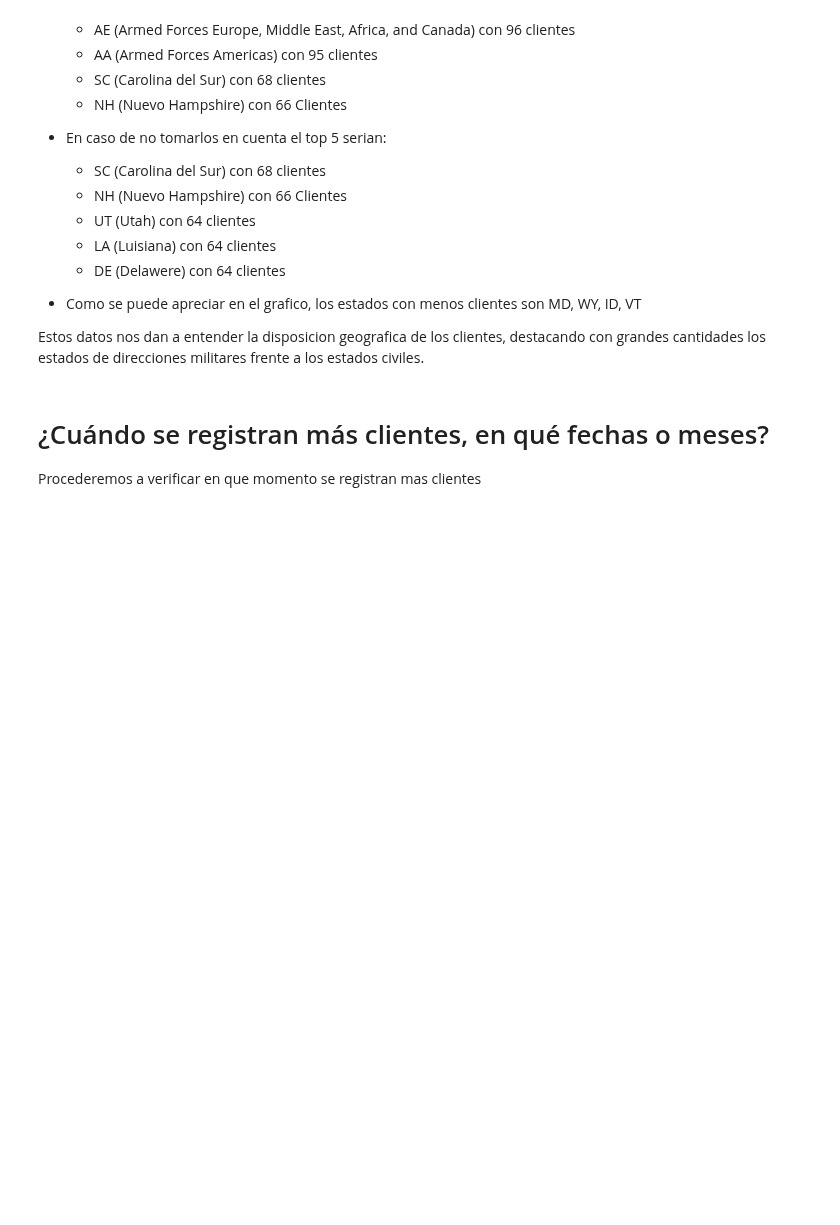
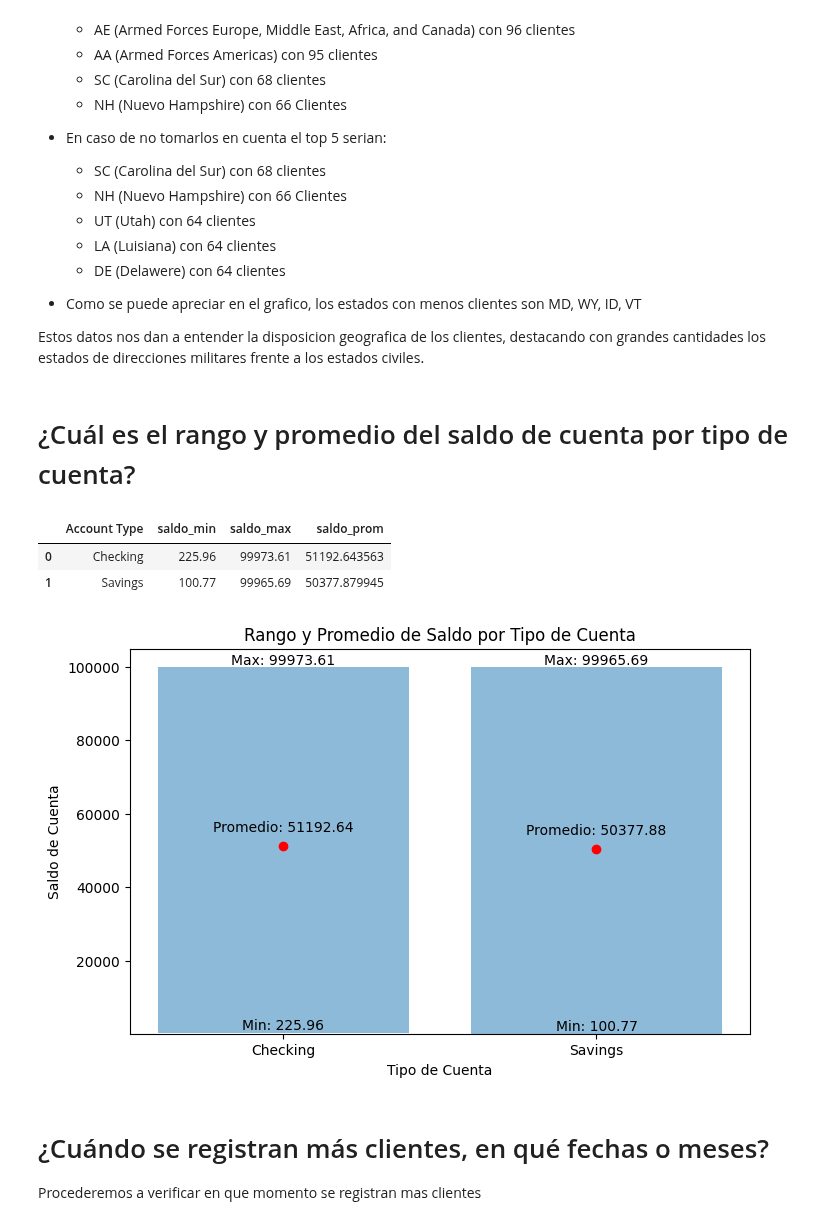
Before and after one commit to Vigonzaleze/analisisDatos_clientesBancarios, a Jupyter notebook: Analisis/analisis.ipynb, the cells around one changed output. Cells and saved outputs as stored; diff of their text form; code cells hidden in the pictures; blank space fills up the shorter version.

Commit message:
Analisis de saldos minimos, maximos y promedios entre tipos de cuentas

```diff
--- a/Analisis/analisis.ipynb
+++ b/Analisis/analisis.ipynb
@@ -359,6 +359,53 @@ Tomando lo dicho en la parte superior y mirando el grafico los datos terminan de
 - Como se puede apreciar en el grafico, los estados con menos clientes son MD, WY, ID, VT
 
 Estos datos nos dan a entender la disposicion geografica de los clientes, destacando con grandes cantidades los estados de direcciones militares frente a los estados civiles.
+# %% [markdown]
+# ¿Cuál es el rango y promedio del saldo de cuenta por tipo de cuenta?
+# %%
+# Obtenemos la copia para atacar esta pregunta
+rangoPromSaldo_tipoCuenta = datos_modif.copy().groupby("Account Type")\
+        .agg(
+            saldo_min = ("Account Balance", "min"),
+            saldo_max = ("Account Balance", "max"),
+            saldo_prom = ("Account Balance", "mean")
+        ).reset_index()
+
+rangoPromSaldo_tipoCuenta
+# %% [output]
+|  | Account Type | saldo_min | saldo_max | saldo_prom |
+| 0 | Checking | 225.96 | 99973.61 | 51192.643563 |
+| 1 | Savings | 100.77 | 99965.69 | 50377.879945 |
+# %%
+# Obtenemos el rango que poseen los datos
+x = np.arange(len(rangoPromSaldo_tipoCuenta))
+
+fig, ax = mpl.pyplot.subplots(figsize=(8,5)) # Posiciones en el eje x
+
+# barras para el rango min a max
+barras = ax.bar(x, rangoPromSaldo_tipoCuenta["saldo_max"] - rangoPromSaldo_tipoCuenta["saldo_min"],
+                bottom=rangoPromSaldo_tipoCuenta["saldo_min"], alpha=0.5 )
+
+# Agregamos puntos para el promedio
+ax.scatter(x, rangoPromSaldo_tipoCuenta["saldo_prom"], color='red', label='Promedio', zorder=5)
+
+# Etiquetas y leyendas
+ax.set_xticks(x) # Cantidad de barras
+ax.set_xticklabels(rangoPromSaldo_tipoCuenta["Account Type"]) # Agregar etiqueta de tipo de cuenta
+# Etiquetas Grafico
+ax.set_ylabel('Saldo de Cuenta')
+ax.set_xlabel('Tipo de Cuenta')
+ax.set_title('Rango y Promedio de Saldo por Tipo de Cuenta')
+
+# Agregar etiquetas para min, max y promedio por barra
+for i in x:
+    ax.text(i, rangoPromSaldo_tipoCuenta["saldo_min"][i]+4000,
+        f'Min: {rangoPromSaldo_tipoCuenta['saldo_min'][i]:.2f}', ha='center', va='top', fontsize=10)
+    ax.text(i, rangoPromSaldo_tipoCuenta["saldo_max"][i],
+        f'Max: {rangoPromSaldo_tipoCuenta['saldo_max'][i]:.2f}', ha='center', va='bottom', fontsize=10)
+    ax.text(i, rangoPromSaldo_tipoCuenta["saldo_prom"][i]+5000,
+        f'Promedio: {rangoPromSaldo_tipoCuenta["saldo_prom"][i]:.2f}', ha='center', va='center', fontsize=10 )
+# %% [output]
+[figure, added]
 # %% [markdown]
 # ¿Cuándo se registran más clientes, en qué fechas o meses?
 Procederemos a verificar en que momento se registran mas clientes
```
